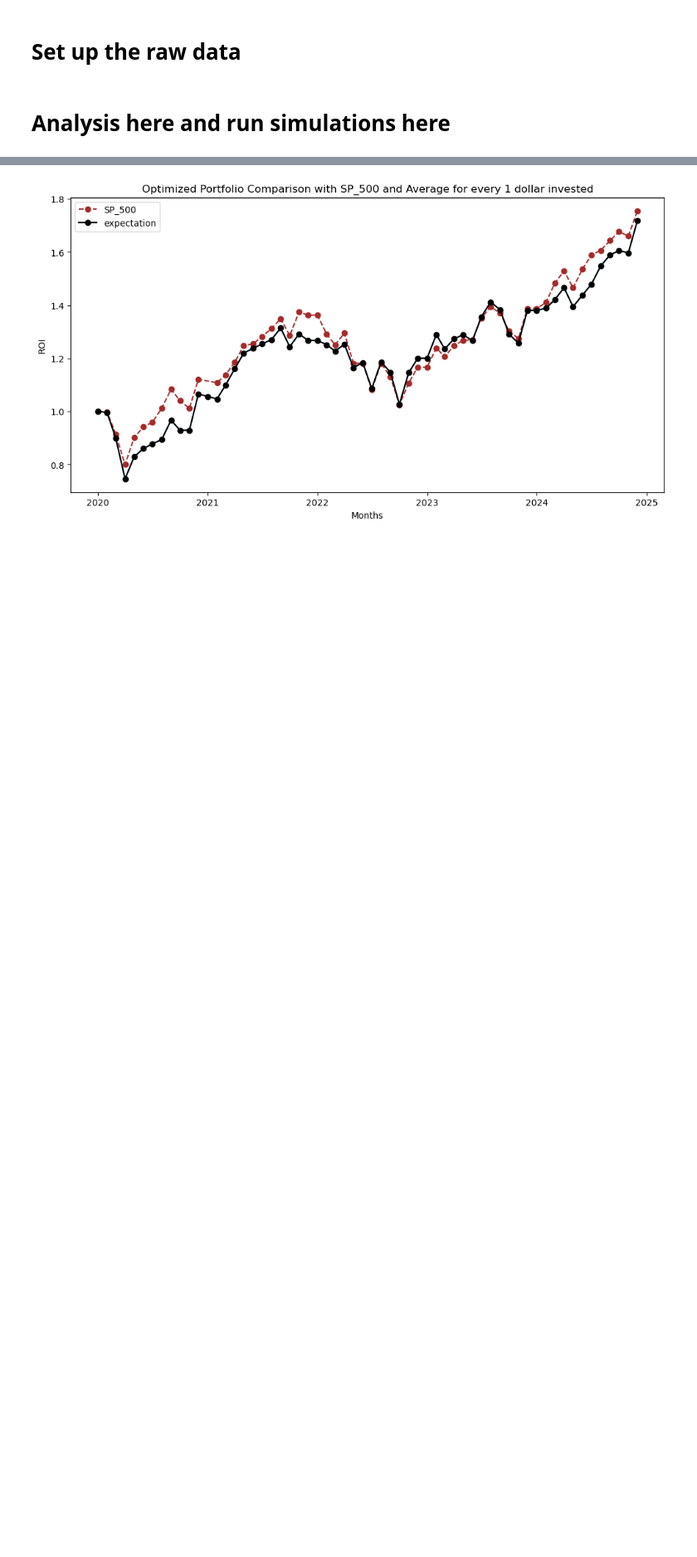
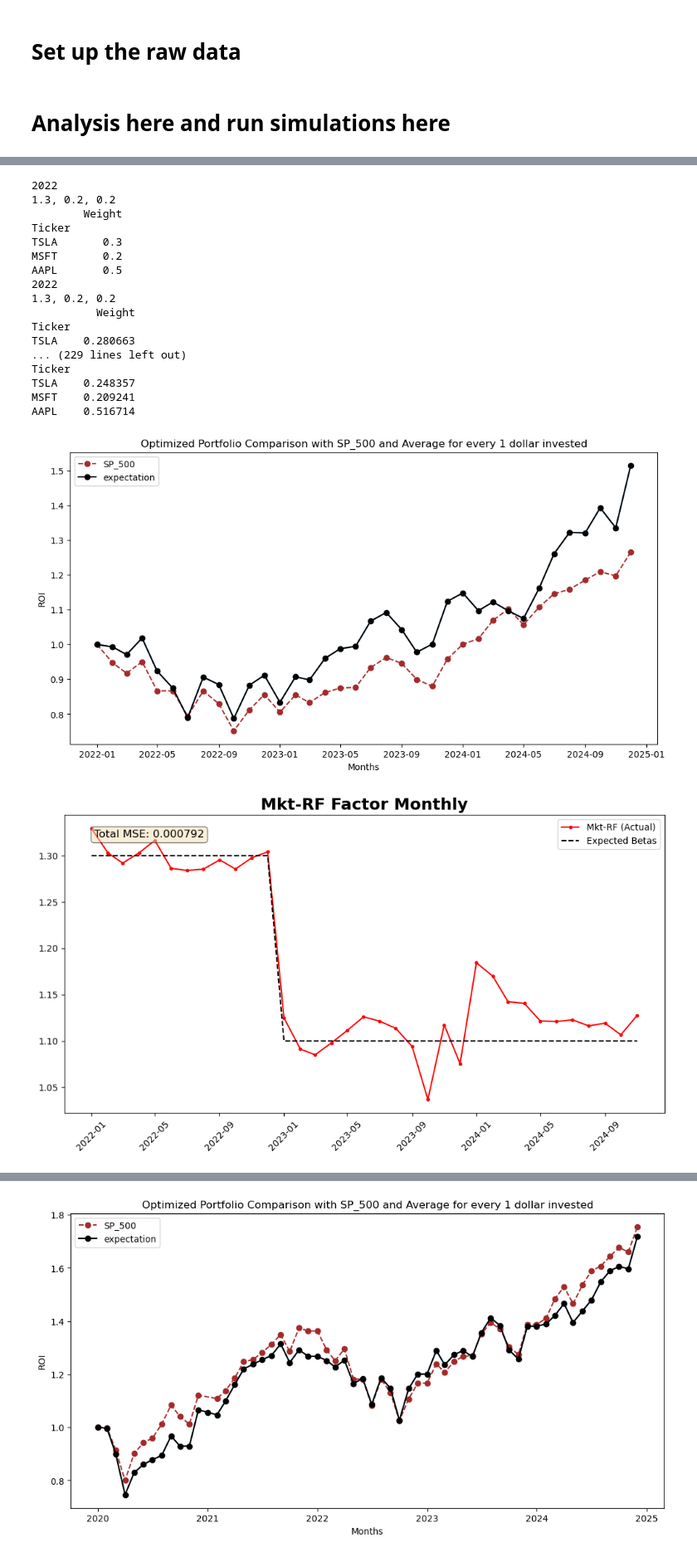
Before and after one commit to vincentbatten27/Multi-Factor_Investing, a Jupyter notebook: Multi_Factor_Fall_25/Run simulator.ipynb, the cells around one changed output, grey strips where cells are left out. Shown at 83% size. Saved outputs shown, nothing was run; the diff lists cells and outputs as text; code cells hidden in the pictures; blank space fills up the shorter version.

```diff
--- a/Multi_Factor_Fall_25/Run simulator.ipynb
+++ b/Multi_Factor_Fall_25/Run simulator.ipynb
@@ -248,0 +169,12 @@ AVERAGE:    0.00529332
+# %%
+c_portf = pd.DataFrame(list({
+    'TSLA': 30000,
+    'MSFT': 20000,
+    'AAPL': 500000}.items()),
+    columns = ['Ticker','Value']
+)
+c_portf = c_portf.set_index('Ticker')
+
+oos1_list,oos1_list_yearly,oos1_average=monte_carlo_simulation(1,1, 0, 0 ,'rebalance',3,3, 'drm',c_portf)
+rebalanced_optimal_weights_m()
+rebalance_optimal_weights_appended
@@ -249,20 +218,23 @@ AVERAGE:    0.00529332
 # %%
 def extract_weights(c_portf):
-    if B == 1000000:
-        c_portf['Weight'] = c_portf['Value'] / B
-        return c_portf[['Weight']].astype(float)
-    c_portf_rets = new_monthly_data[c_portf.index.tolist()].loc[start_date1].astype(float) + 1
-    c_portf['Value'] = c_portf['Value'] * c_portf_rets
+    # if B == 1000000:
+    #     c_portf['Weight'] = c_portf['Value'] / B
 
+    #     if c_portf[['Weight']].astype(float).sum > 1:
+    #         raise ValueError(f"Invalid weight(s) > 1")
+    #     return c_portf[['Weight']].astype(float)
+    print(start_date1)
+    c_portf_ret = new_monthly_data[c_portf.index.tolist()].loc[start_date1].astype(float) + 1
+    c_portf['Value'] = c_portf['Value'] * c_portf_ret
     raw_weights = c_portf['Value'] / B
-
     total_w = raw_weights.sum()
     if total_w > 1.0:
         c_portf['Weight'] = raw_weights / total_w
     else:
         c_portf['Weight'] = raw_weights
-
     constrained_weights = c_portf[['Weight']].astype(float)
+    if constrained_weights['Weight'].sum() > 1:
+        rasue ValueError(f"Invalid weight(s) > 1")
     return constrained_weights
 # %%
 
@@ -2451,0 +2447,33 @@ new_data1, indexgspc1, spy_yoy_tickers1 = run_sp500_data()
+# %%
+c_portf = pd.DataFrame(list({
+    'TSLA': 300000,
+    'MSFT': 200000,
+    'AAPL': 500000}.items()),
+    columns = ['Ticker','Value']
+)
+c_portf = c_portf.set_index('Ticker')
+# c_portf = None
+
+oos1_list,oos1_list_yearly,oos1_average=monte_carlo_simulation(1,1, 0, 0 ,'rebalance',3,3, 'drm',c_portf)
+avg_drm = final_visual()
+plot_monthly_betas()
+# %% [output]
+2022
+1.3, 0.2, 0.2
+        Weight
+Ticker
+TSLA       0.3
+MSFT       0.2
+AAPL       0.5
+2022
+1.3, 0.2, 0.2
+          Weight
+Ticker
+TSLA    0.280663
+... (229 lines left out)
+Ticker
+TSLA    0.248357
+MSFT    0.209241
+AAPL    0.516714
+[figure, added]
+[figure, added]
```
Also changed, not shown: parts of 12 cells of this notebook.
